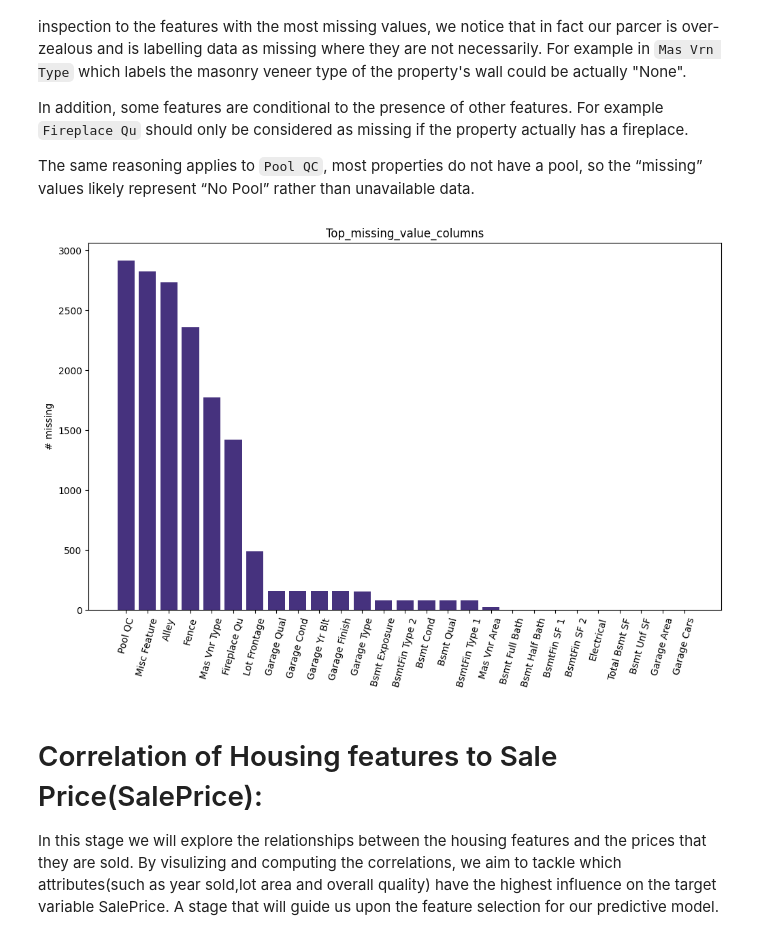
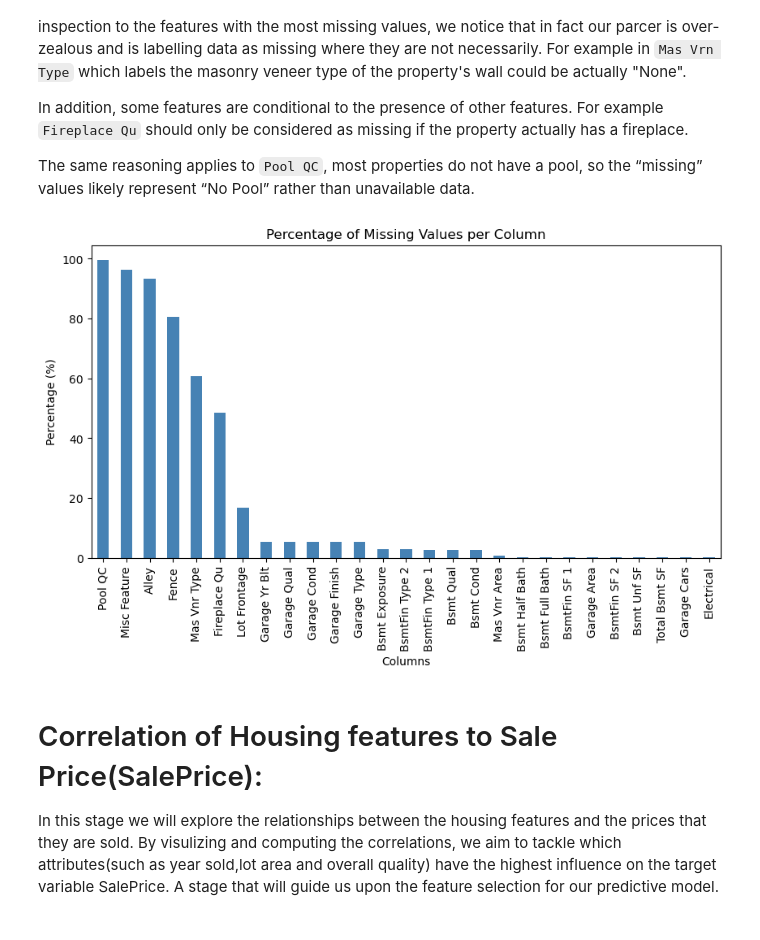
Before and after one commit to i-demetriou/dsc510-group-project, a Jupyter notebook: dsc510.theofanous.alexandrou.demetriou.ipynb, the cells around one changed output. Cells and saved outputs as stored; diff of their text form; code cells hidden in the pictures.

```diff
--- a/dsc510.theofanous.alexandrou.demetriou.ipynb
+++ b/dsc510.theofanous.alexandrou.demetriou.ipynb
@@ -723,3 +710,14 @@ Alley             2732
 Misc Feature      2824
 Pool QC           2917
 dtype: int64
+# %%
+missing_percent = (
+    df.isnull().sum() * 100 / len(df)
+).sort_values(ascending=False)
+
+# Display only columns with missing values
+missing_percent = missing_percent[missing_percent > 0]
+
+# Show nicely formatted results
+print("Percentage of Missing Values per Column:\n")
+print(missing_percent.round(2))
@@ -963,17 +979,13 @@ In addition, some features are conditional to the presence of other features. Fo
 
 The same reasoning applies to `Pool QC`,  most properties do not have a pool, so the “missing” values likely represent “No Pool” rather than unavailable data.
 # %%
-na_counts = original.isna().sum()
-na_counts = na_counts[na_counts > 0].sort_values(ascending=False)
-top = na_counts.head(30)
-
-fig = plt.figure(figsize=(12,7)); ax = fig.gca()
-ax.bar(top.index.astype(str), top.values)
-ax.set_title("Top_missing_value_columns")
-ax.set_ylabel("# missing")
-ax.tick_params(axis='x', rotation=75)
+missing_percent.plot(kind='bar', figsize=(10, 5), color='steelblue')
+plt.title('Percentage of Missing Values per Column')
+plt.ylabel('Percentage (%)')
+plt.xlabel('Columns')
+plt.show()
 # %% [output]
-[figure, old version]
+[figure, new version]
 # %% [markdown]
 # Correlation of Housing features to Sale Price(SalePrice):
 In this stage we will explore the relationships between the housing features and the prices that they are sold. By visulizing and computing the correlations, we aim to tackle which attributes(such as year sold,lot area and overall quality) have the highest influence on the target variable SalePrice. A stage that will guide us upon the feature selection for our predictive model.
```
Also changed, not shown: parts of 31 cells of this notebook.
